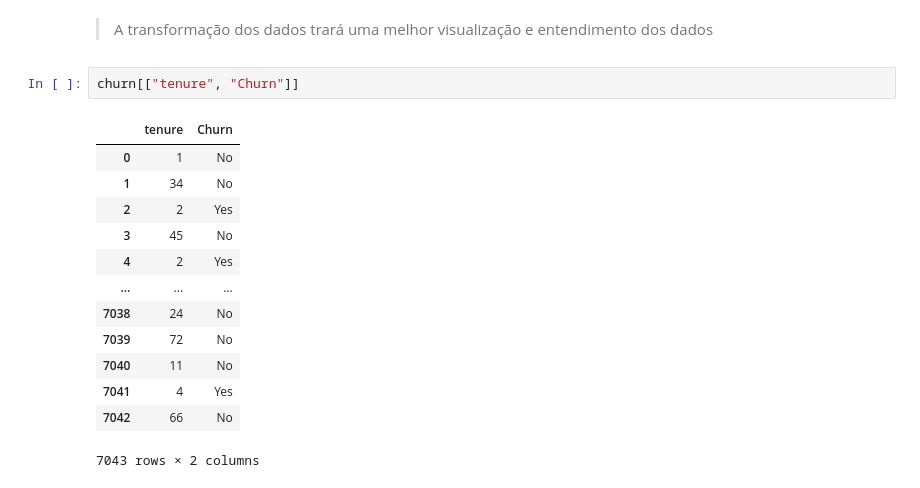
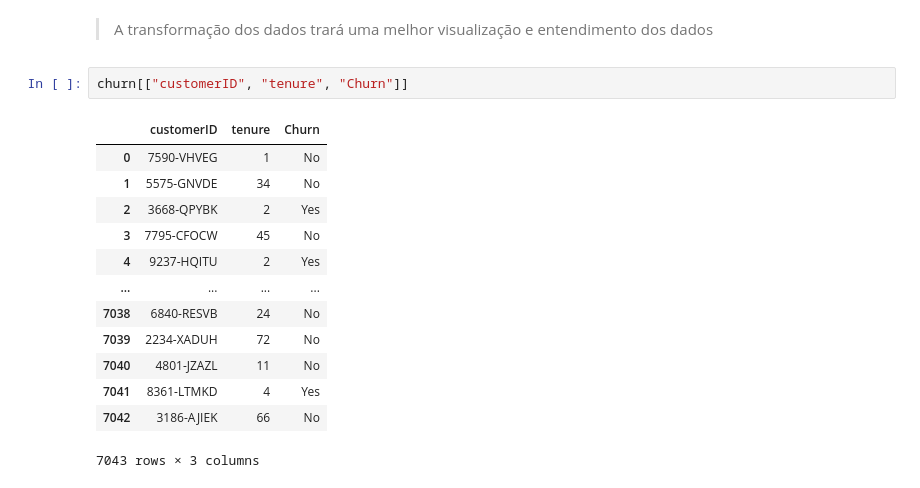
Before and after one commit to Natalia-SB/Portfolio, a Jupyter notebook: churn.ipynb, the cells around one changed output. Cells and saved outputs as stored; diff of their text form.

```diff
--- a/churn.ipynb
+++ b/churn.ipynb
@@ -87,18 +87,18 @@ churn = churn.dropna()
 
 > A transformação dos dados trará uma melhor visualização e entendimento dos dados
 # %%
-churn[["tenure", "Churn"]]
+churn[["customerID", "tenure", "Churn"]]
 # %% [output]
-|  | tenure | Churn |
-| 0 | 1 | No |
-| 1 | 34 | No |
-| 2 | 2 | Yes |
-| 3 | 45 | No |
-| 4 | 2 | Yes |
-| ... | ... | ... |
-| 7038 | 24 | No |
-| 7039 | 72 | No |
-| 7040 | 11 | No |
-| 7041 | 4 | Yes |
-| 7042 | 66 | No |
+|  | customerID | tenure | Churn |
+| 0 | 7590-VHVEG | 1 | No |
+| 1 | 5575-GNVDE | 34 | No |
+| 2 | 3668-QPYBK | 2 | Yes |
+| 3 | 7795-CFOCW | 45 | No |
+| 4 | 9237-HQITU | 2 | Yes |
+| ... | ... | ... | ... |
+| 7038 | 6840-RESVB | 24 | No |
+| 7039 | 2234-XADUH | 72 | No |
+| 7040 | 4801-JZAZL | 11 | No |
+| 7041 | 8361-LTMKD | 4 | Yes |
+| 7042 | 3186-AJIEK | 66 | No |
-7043 rows × 2 columns
+7043 rows × 3 columns
```
Also changed, not shown: parts of 1 cell of this notebook.
